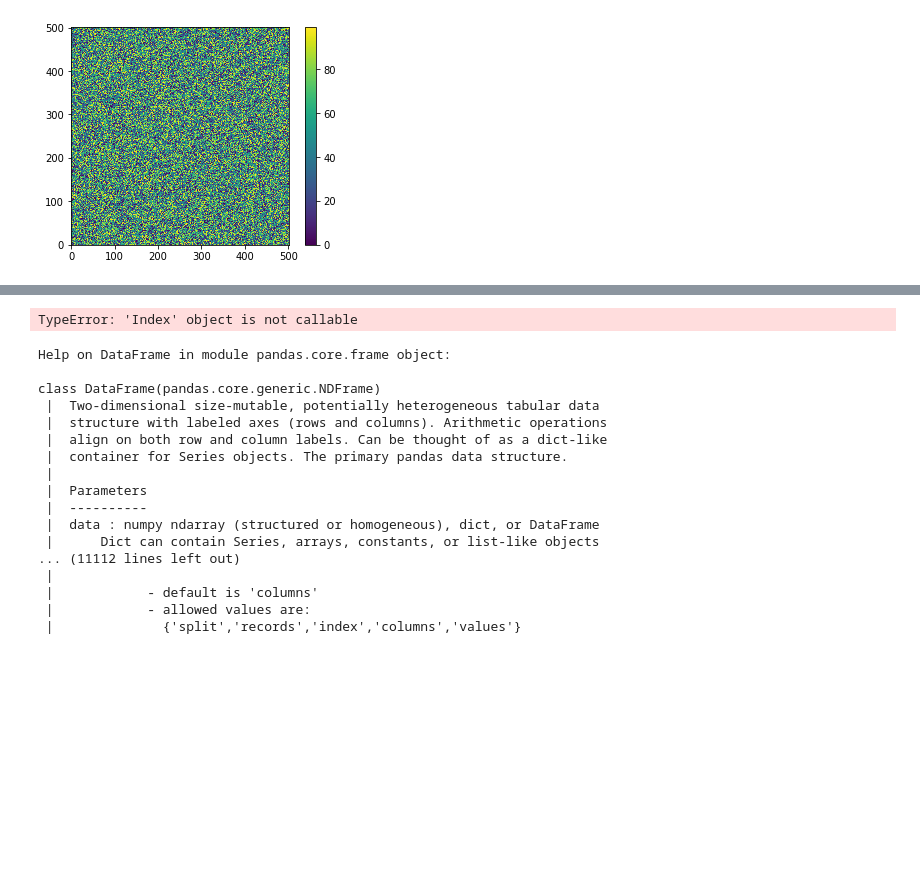
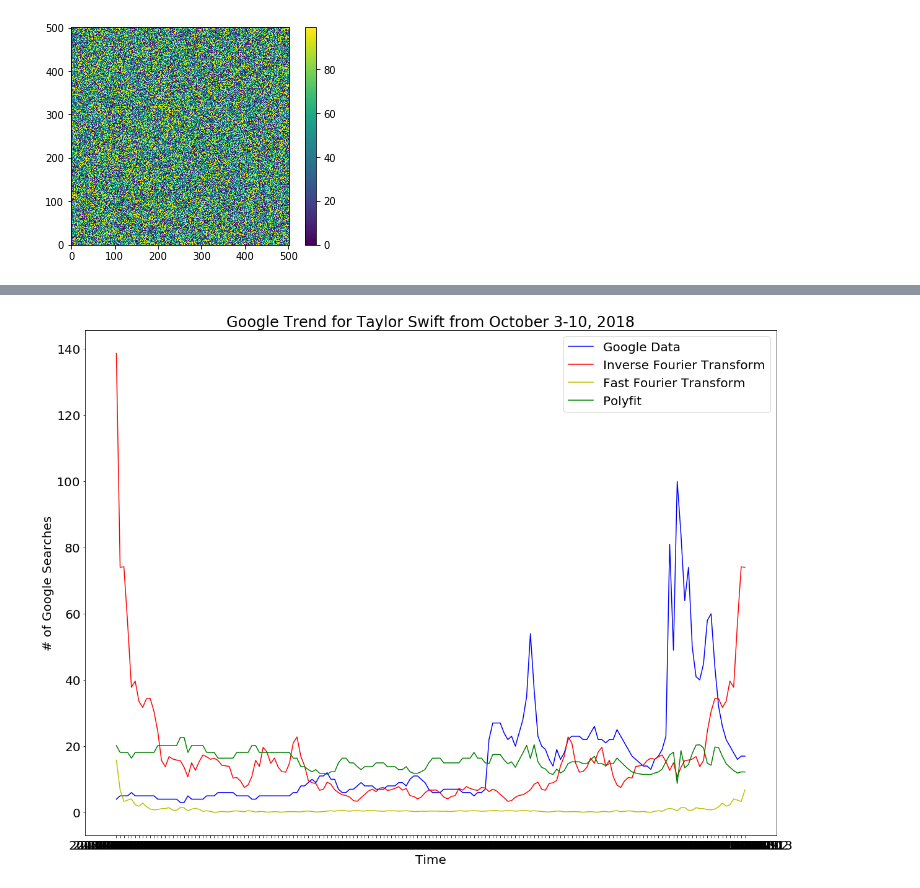
Before and after one commit to rovvvn/2017-cmp, a Jupyter notebook: ASCANO-HW6-FOURIER.ipynb, the cells around one changed output, grey strips where cells are left out. Saved outputs shown, nothing was run; the diff lists cells and outputs as text; code cells hidden in the pictures; blank space fills up the shorter version.

```diff
--- a/ASCANO-HW6-FOURIER.ipynb
+++ b/ASCANO-HW6-FOURIER.ipynb
@@ -235,12 +134,21 @@ plt.imshow(image_data_fft_reshaped)
 import pandas as pd
 import numpy as np
 import matplotlib.pyplot as plt
-from cmath import exp, pi
+from cmath import pi
 
-df = pd.read_csv('/Users/ronascano/Downloads/multiTimeline.csv')
-print(df)
-x = df.columns('Time')
-y = df.columns('Taylor Swift: (United States)')
+# data from internet
+
+
+# turned numbers format into csv so pandas can read
+df = pd.read_csv('/Users/ronascano/Desktop/googletrends.csv', skipinitialspace=True, usecols=[0,1])
+
+print(df[0:-1])
+
+# specify x,y axes
+x = df.Time
+y = df.A
+
+###---###---###---###---###---###---###---###---###---###---###---###---###---###---###---###---###---###---
 
 # DFT
 def dft( y ):
@@ -248,8 +156,8 @@ def dft( y ):
     c = np.zeros( N , complex )
     for k in range( N ):
         for n in range( N ):
-            c[k] += y[n] * exp( -1j * (2.0*pi*k*n) / N )
-    return c
+            c[ k ] += y[ n ] * np.exp( -1j * ( 2.0 * pi * k * n ) / N )
+    return np.abs(c)
 
 
 #Inverse DFT
@@ -258,25 +166,34 @@ def idft( c ):
     y0 = np.zeros( N , complex )
     for k in range( N ):
         for n in range( N ):
-            y0[k] += c[n] * exp(1j * ( 2.0 * pi * k *n) / N )
+            y0[ k ] += c[ n ] * np.exp( 1j * ( 2.0 * pi * k * n ) / N )
     return y0
 
-c = DFT(y)
-y1 = IFT(c).real/len(y)
+###---###---###---###---###---###---###---###---###---###---###---###---###---###---###---###---###---###---
+
+c = dft(y)
+y1 = np.abs(idft(c))/len(y)
+
+# fft
+y2_dummy = np.fft.ifft(y)
+y2 = np.abs(y2_dummy)
+
+# polyfit
+#fitting = np.polyfit(x,y,5)
+fitting = np.poly1d(fitting)
 
 # graph
-plt.figure(figsize=(15,15))
-plt.plot(x,y,'--d',label='Data')
+plt.rcParams['figure.figsize'] = (20,15)
+plt.rcParams.update({'font.size': 20})
+
+plt.plot(x,y,'b',label='Google Data')
 plt.plot(x,y1,'r',label='Inverse Fourier Transform')
+plt.plot(x,y2,'y',label='Fast Fourier Transform')
+plt.plot(x, fitting(y), 'g', label='Polyfit')
+
 plt.ylabel('# of Google Searches')
 plt.xlabel('Time')
+plt.title("Google Trend for Taylor Swift from October 3-10, 2018")
 plt.legend()
-plt.title("Google Trend for Kim Kardashian in 2018")
 plt.show()
-
-
-#fig, mag = plt.subplots(figsize = (15,15))
-#mag.plot(np.abs(c), label='Magnitude')
-#plt.title("Magnitude of Fourier Coefficients")
-#plt.show()
 # %% [output]
@@ -300,21 +217 @@ Time          Taylor Swift: (United States)  Kim Kardashian: (United States)
-TypeError: 'Index' object is not callable
+[figure, added]
-# %%
-help(df)
-# %% [output]
-Help on DataFrame in module pandas.core.frame object:
-
-class DataFrame(pandas.core.generic.NDFrame)
- |  Two-dimensional size-mutable, potentially heterogeneous tabular data
- |  structure with labeled axes (rows and columns). Arithmetic operations
- |  align on both row and column labels. Can be thought of as a dict-like
- |  container for Series objects. The primary pandas data structure.
- |
- |  Parameters
- |  ----------
- |  data : numpy ndarray (structured or homogeneous), dict, or DataFrame
- |      Dict can contain Series, arrays, constants, or list-like objects
-... (11112 lines left out)
- |
- |            - default is 'columns'
- |            - allowed values are:
- |              {'split','records','index','columns','values'}
```
Also changed, not shown: parts of 15 cells of this notebook.
